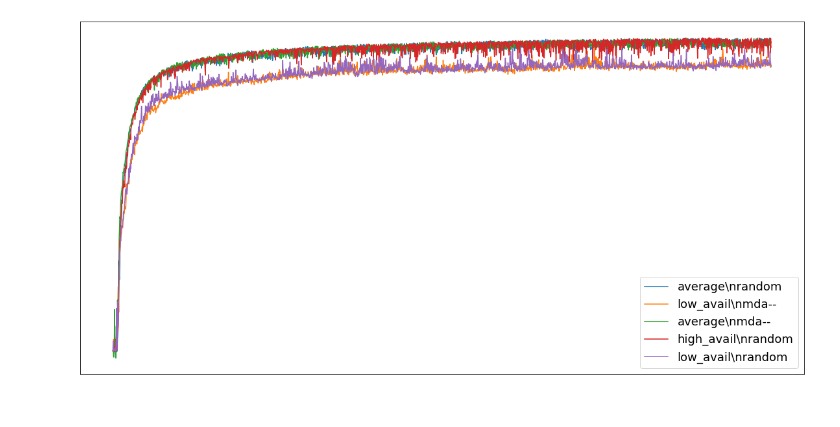
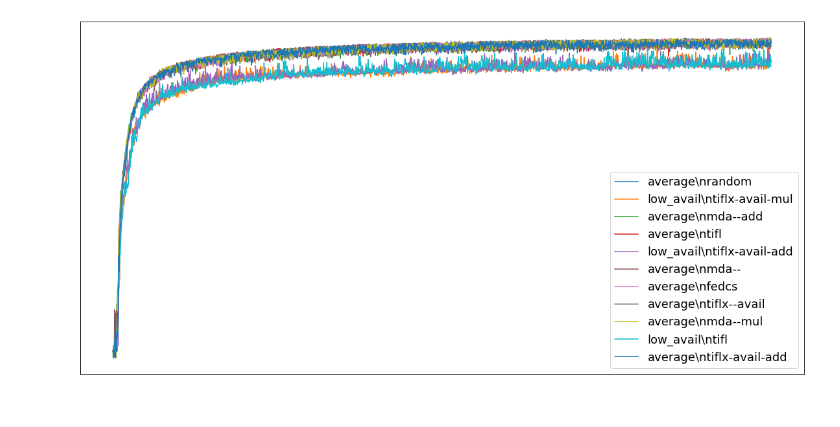
Before and after one commit to aminesi/FedML, a Jupyter notebook: fedml_experiments/distributed/fedavg/visualize.ipynb, the cells around one changed output. Drawn from its saved outputs; the diff is of its cells as text; code cells hidden in the pictures.

```diff
--- a/fedml_experiments/distributed/fedavg/visualize.ipynb
+++ b/fedml_experiments/distributed/fedavg/visualize.ipynb
@@ -33,7 +33,7 @@ def extract_file_data(file):
         return avg_failed, unique_participants, rounds_failed
 
 
-base = 'results-mda-avail-only/'
+base = 'results-selectors/'
 
 
 def extract_config(raw, key):
@@ -47,33 +47,33 @@ for dir in os.listdir(base):
         args = args.read()
         config = extract_config(args, 'trace_distro')
         config += '\\n' + extract_config(args, 'selector')
-        if 'mda' in config:
+        if 'mda' in config or 'tiflx' in config:
             config += '-' + extract_config(args, 'mda_method')
             config += '-' + extract_config(args, 'score_method')
 
     accuracies = np.load(base + dir + '/accuracies.npy')
     for file in os.listdir(base + dir):
         if file.startswith('run.sh'):
             avg_failed, unique_participants, rounds_failed = extract_file_data(base + dir + '/' + file)
 
     plt.plot(range(len(accuracies)), accuracies, label=config)
     times = np.load(base + dir + '/times.npy')
     data[config] = {
         'finish_time': times[-1],
         'mean_acc': accuracies[1500:].mean(),
         'std_acc': accuracies[1500:].std(),
         'avg_failed': avg_failed,
         'rounds_failed': rounds_failed,
         'unique_participants': unique_participants
     }
 
 plt.xlabel('Round number')
 plt.ylabel('Accuracy')
 plt.legend()
 plt.show()
 
 df = pd.DataFrame(data)
 df = df.sort_index(axis=1)
 display( HTML( df.to_html().replace("\\n","<br>") ) )
 # %% [output]
-[figure, old version]
+[figure, new version]
```
Also changed, not shown: parts of 1 cell of this notebook, 5 other files.
